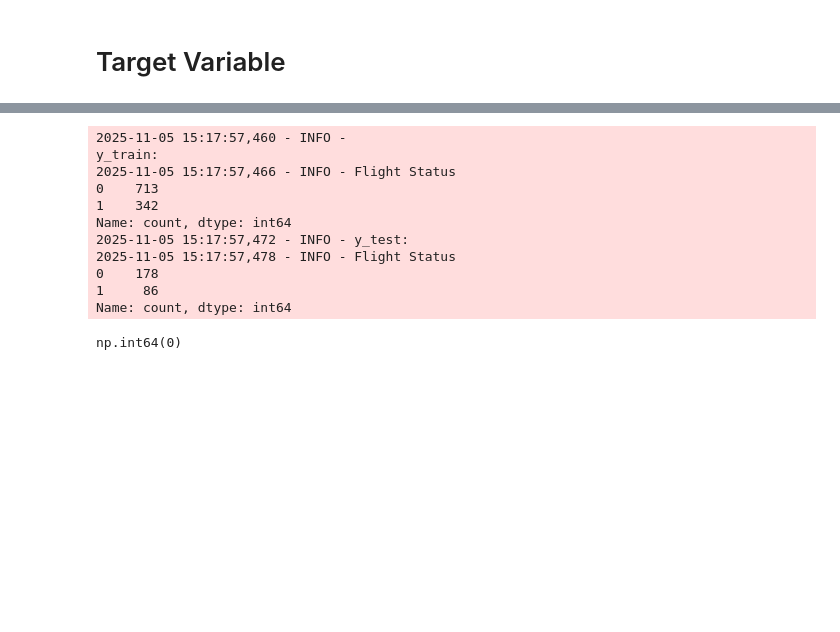
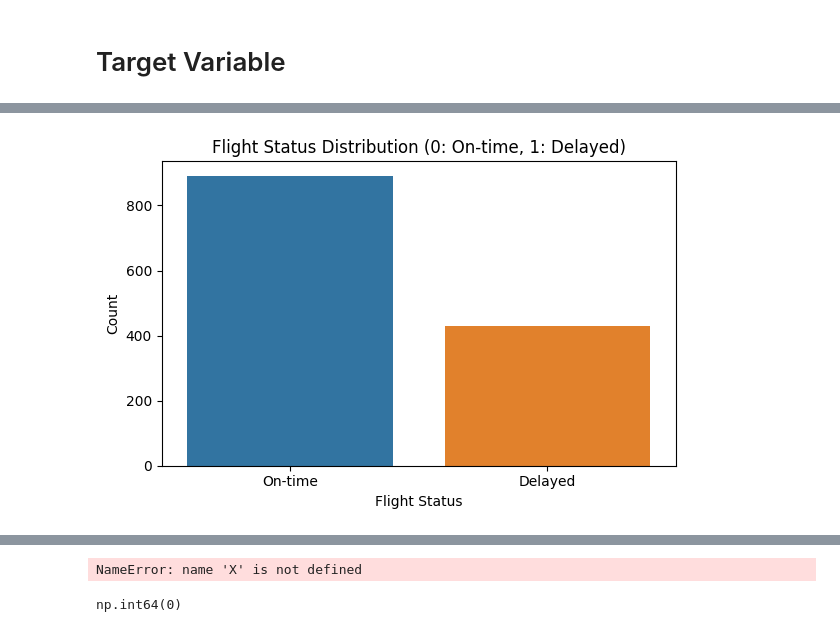
Before and after one commit to aliowx/activity-goal-prediction, a Jupyter notebook: notebook/final_model_notebook.ipynb, the cells around one changed output, grey strips where cells are left out. Drawn from its saved outputs; the diff is of its cells as text; code cells hidden in the pictures; blank space fills up the shorter version.

```diff
--- a/notebook/final_model_notebook.ipynb
+++ b/notebook/final_model_notebook.ipynb
@@ -150,17 +148,11 @@ logger.info("Feature box plot saved as '../photo/boxplot_features_before.png'")
 # %% [markdown]
 # Target Variable
 # %%
-
-if 'Flight Status' not in df.columns:
-    raise ValueError("ستون 'Flight Status' پیدا نشد!")
-
+logger.info("\nInitial Flight Status distribution:")
+logger.info(df['Flight Status'].value_counts().to_string())
 
 data = df.copy()
-
-
 data['Flight Status'] = data['Flight Status'].astype(str).str.strip()
-
-logger.info(data['Flight Status'].value_counts())
 
 mapping = {
     'On-time': 0, 'on-time': 0, 'On time': 0, 'ontime': 0, 'On-Time': 0,
@@ -169,20 +161,15 @@ mapping = {
 data['Flight Status'] = data['Flight Status'].map(mapping)
 
 
-invalid_count = data['Flight Status'].isna().sum()
-if invalid_count > 0:
-    logger.info(f"remove {invalid_count} invalid columns ...")
+invalid = data['Flight Status'].isna().sum()
+if invalid > 0:
+    logger.warning(f"Removing {invalid} rows with invalid 'Flight Status'.")
     data = data.dropna(subset=['Flight Status'])
 
 data['Flight Status'] = data['Flight Status'].astype(int)
-
-
-logger.info(data['Flight Status'].value_counts())
-logger.info(f" rate of range: {data['Flight Status'].mean():.1%}")
-
-
-y = data['Flight Status']
-X = data.drop(columns=['Flight Status'])
-
-logger.info(f"\nX shape: {X.shape}, y shape: {y.shape}")
+logger.info("\nFinal target distribution:")
+on_time = data['Flight Status'].value_counts().get(0, 0)
+delayed = data['Flight Status'].value_counts().get(1, 0)
+logger.info(f"On-time: {on_time} ({1 - data['Flight Status'].mean():.1%})")
+logger.info(f"Delayed: {delayed} ({data['Flight Status'].mean():.1%})")
 # %% [output]
@@ -199,0 +185,14 @@ X shape: (1319, 5), y shape: (1319,)
+# %%
+plt.figure(figsize=(6, 4))
+sns.countplot(x='Flight Status', data=data, palette=['#1f77b4', '#ff7f0e'])
+plt.title('Flight Status Distribution (0: On-time, 1: Delayed)')
+plt.xlabel('Flight Status')
+plt.ylabel('Count')
+plt.xticks([0, 1], ['On-time', 'Delayed'])
+plt.tight_layout()
+
+plt.savefig('../photo/target_distribution.png')
+plt.show()
+plt.close()
+logger.info("Target distribution plot saved to '../photo/target_distribution.png'")
+# %% [output]
@@ -199,0 +201 @@ X shape: (1319, 5), y shape: (1319,)
+[figure, added]
@@ -207,17 +210,7 @@ logger.info(y_train.value_counts())
 logger.info("y_test:")
 logger.info(y_test.value_counts())
 # %% [output]
-2025-11-05 15:17:57,460 - INFO -
-y_train:
-2025-11-05 15:17:57,466 - INFO - Flight Status
-0    713
-1    342
-Name: count, dtype: int64
-2025-11-05 15:17:57,472 - INFO - y_test:
-2025-11-05 15:17:57,478 - INFO - Flight Status
-0    178
-1     86
-Name: count, dtype: int64
+NameError: name 'X' is not defined
 # %%
 y.isna().sum()
 # %% [output]
```
Also changed, not shown: parts of 6 cells of this notebook, 1 other file.
